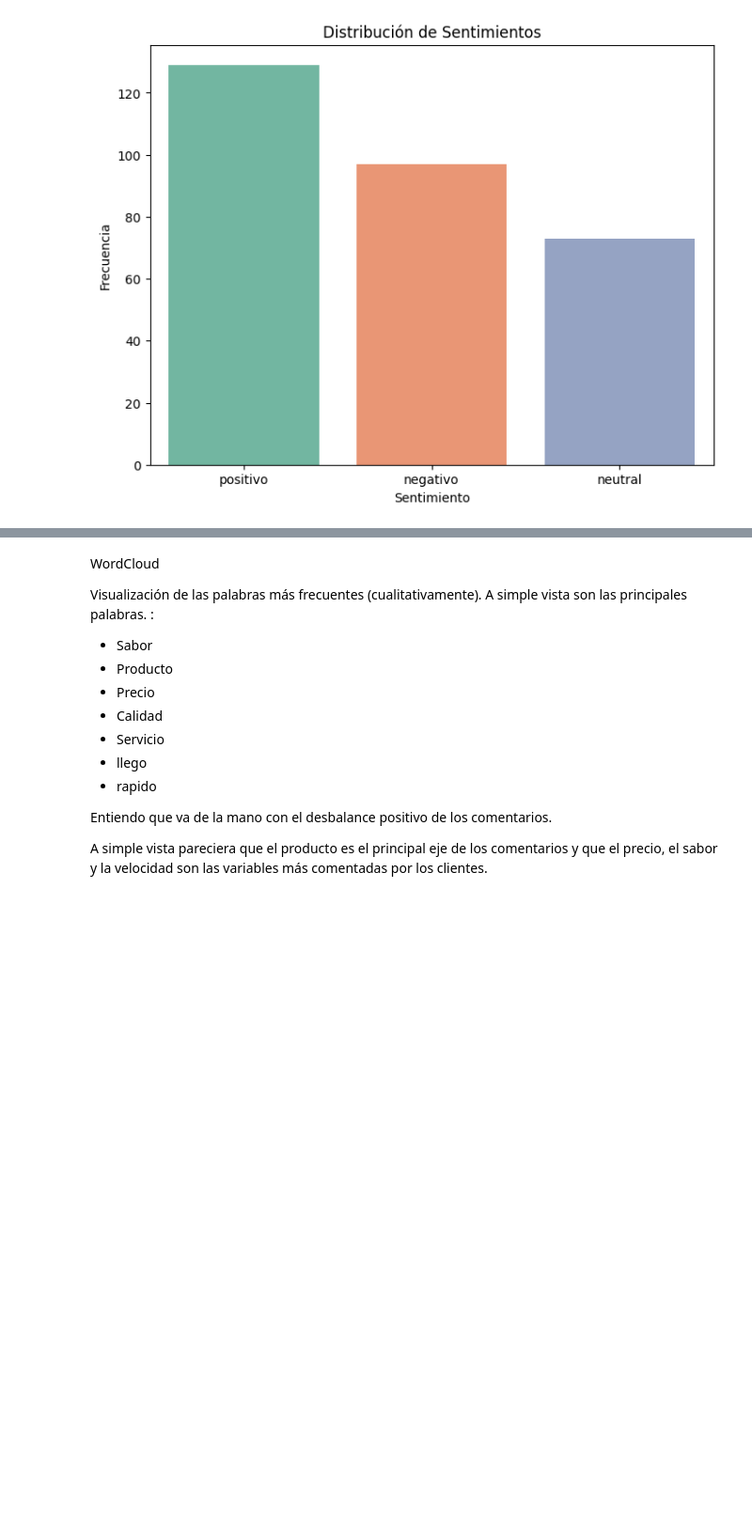
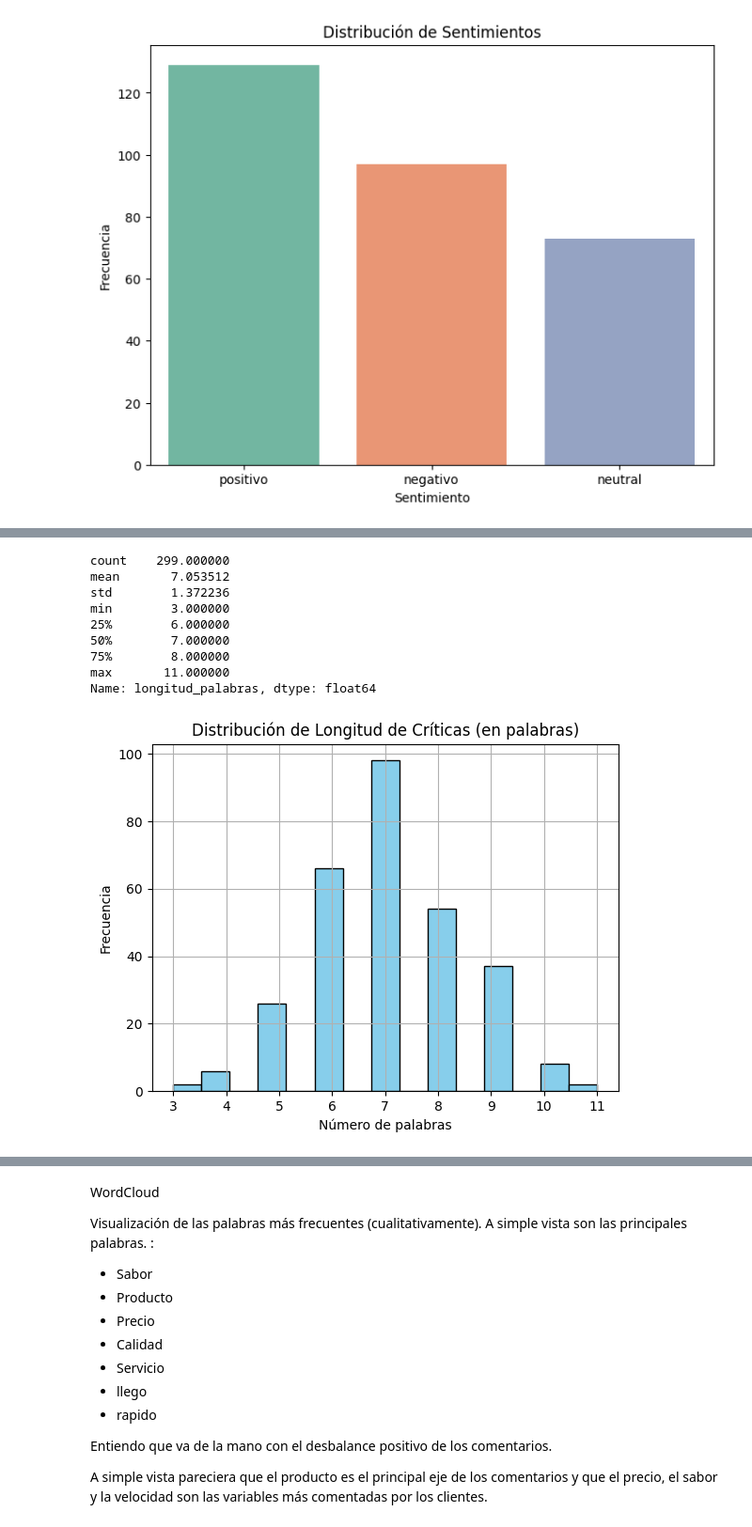
Before and after one commit to Dantelarroy/suplements-chatbot, a Jupyter notebook: Supplements_chatbot.ipynb, the cells around one changed output, grey strips where cells are left out. Shown at 94% size. Saved outputs shown, nothing was run; the diff lists cells and outputs as text; code cells hidden in the pictures; blank space fills up the shorter version.

```diff
--- a/Supplements_chatbot.ipynb
+++ b/Supplements_chatbot.ipynb
@@ -261,0 +270,28 @@ df_supplements['Sentimiento'] = df_supplements['Sentimiento'].astype(str)
+# %%
+# Función para contar palabras
+def contar_palabras(texto):
+  return len(texto.split())
+
+# Longitud del texto en palabras
+df_supplements["longitud_palabras"] = df_supplements["Texto"].apply(contar_palabras)
+
+# Resumen estadístico
+print(df_supplements['longitud_palabras'].describe())
+
+# Gráfico de la distribución de la longitud en palabras
+df_supplements['longitud_palabras'].hist(bins=15, color='skyblue', edgecolor='black')
+plt.title('Distribución de Longitud de Críticas (en palabras)')
+plt.xlabel('Número de palabras')
+plt.ylabel('Frecuencia')
+plt.show()
+# %% [output]
+count    299.000000
+mean       7.053512
+std        1.372236
+min        3.000000
+25%        6.000000
+50%        7.000000
+75%        8.000000
+max       11.000000
+Name: longitud_palabras, dtype: float64
+[figure, added]
```
Also changed, not shown: parts of 13 cells of this notebook.
